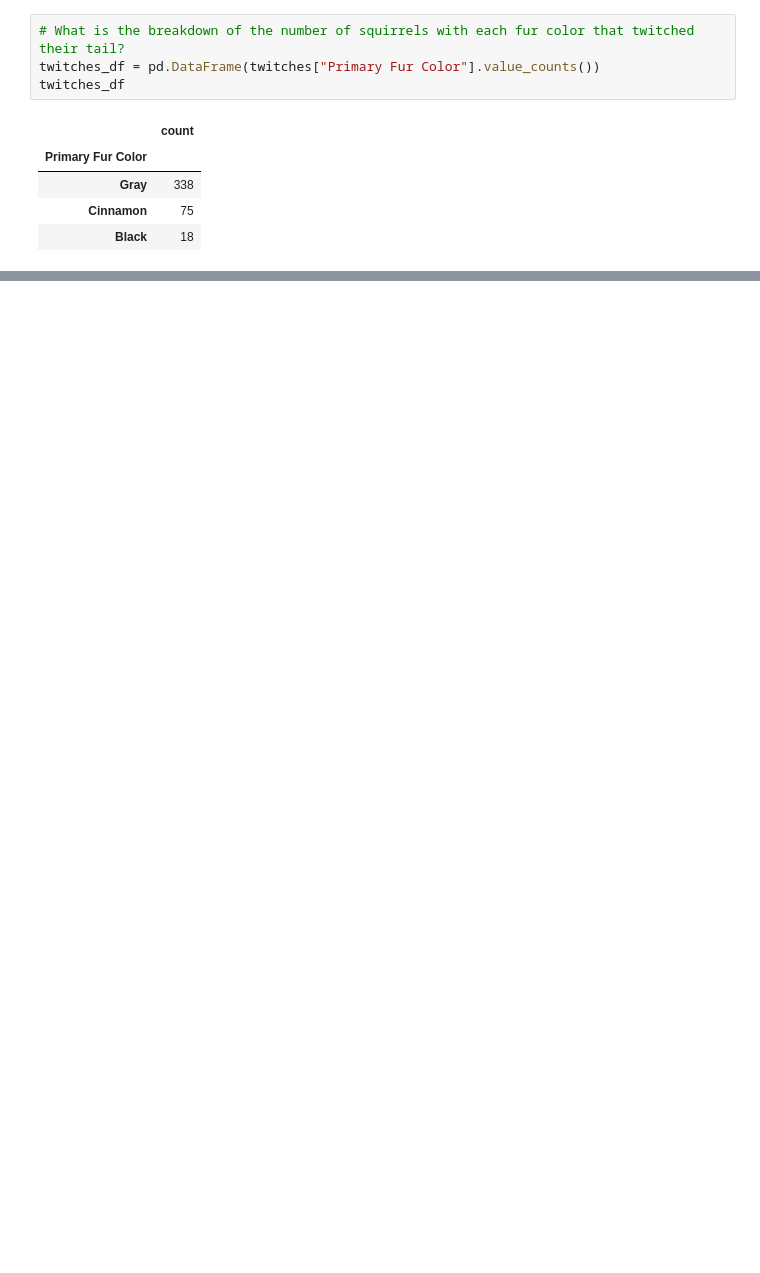
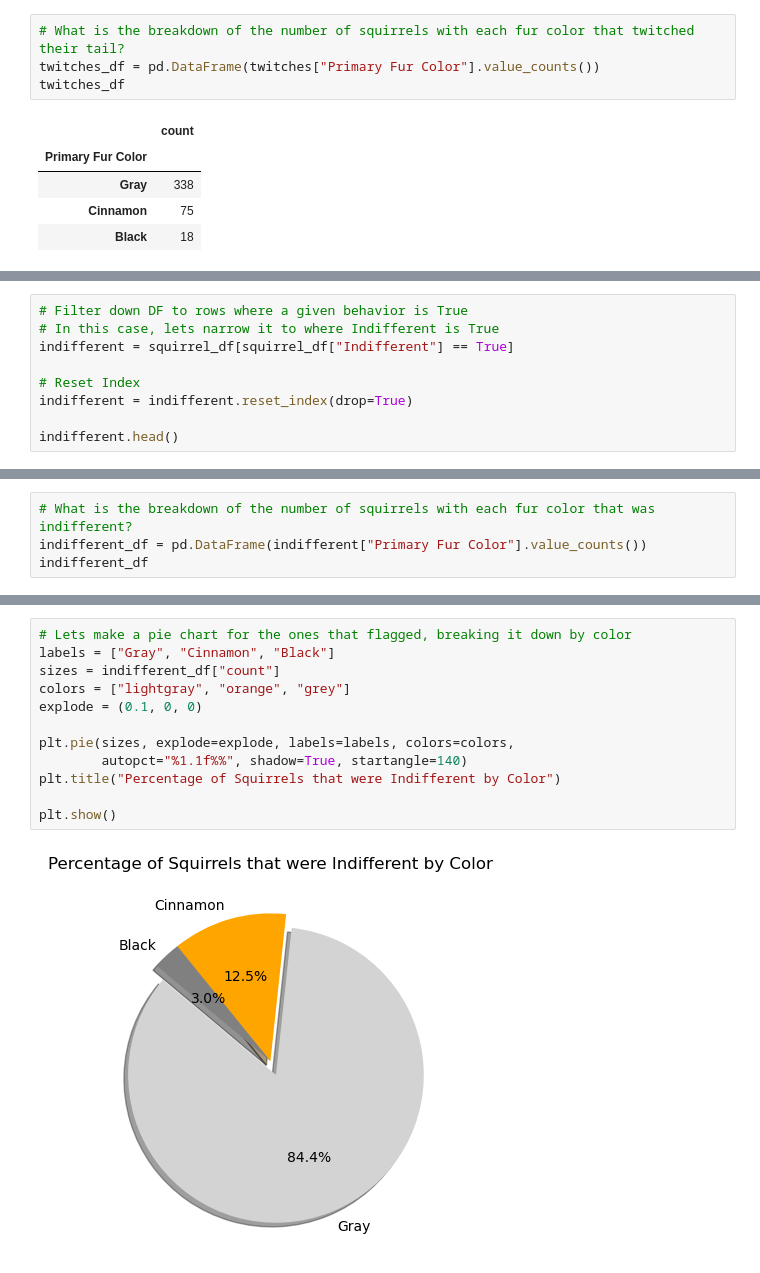
Before and after one commit to brown016340/Project-1, a Jupyter notebook: SquirrelBehaviorGraphs.ipynb, the cells around one changed output, grey strips where cells are left out. Saved outputs shown, nothing was run; the diff lists cells and outputs as text; blank space fills up the shorter version.

```diff
--- a/SquirrelBehaviorGraphs.ipynb
+++ b/SquirrelBehaviorGraphs.ipynb
@@ -220,0 +235,9 @@ twitches_percent
+# %%
+# Filter down DF to rows where a given behavior is True
+# In this case, lets narrow it to where Indifferent is True
+indifferent = squirrel_df[squirrel_df["Indifferent"] == True]
+
+# Reset Index
+indifferent = indifferent.reset_index(drop=True)
+
+indifferent.head()
@@ -220,0 +252,4 @@ twitches_percent
+# %%
+# What is the breakdown of the number of squirrels with each fur color that was indifferent?
+indifferent_df = pd.DataFrame(indifferent["Primary Fur Color"].value_counts())
+indifferent_df
@@ -220,0 +278,14 @@ twitches_percent
+# %%
+# Lets make a pie chart for the ones that flagged, breaking it down by color
+labels = ["Gray", "Cinnamon", "Black"]
+sizes = indifferent_df["count"]
+colors = ["lightgray", "orange", "grey"]
+explode = (0.1, 0, 0)
+
+plt.pie(sizes, explode=explode, labels=labels, colors=colors,
+        autopct="%1.1f%%", shadow=True, startangle=140)
+plt.title("Percentage of Squirrels that were Indifferent by Color")
+
+plt.show()
+# %% [output]
+[figure, added]
```
Also changed, not shown: parts of 20 cells of this notebook.
